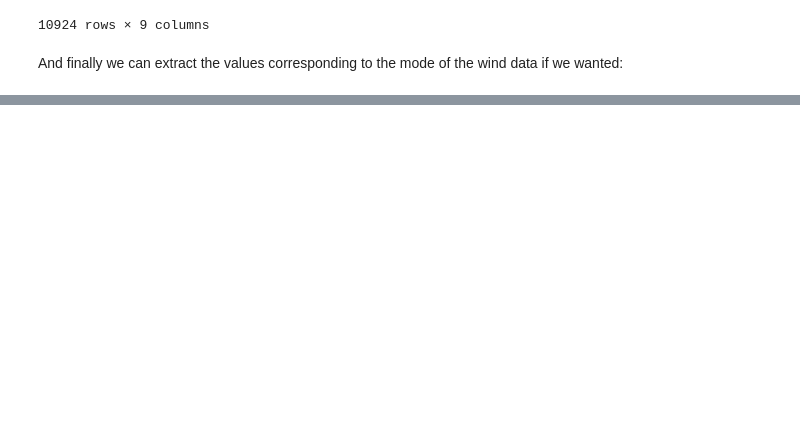
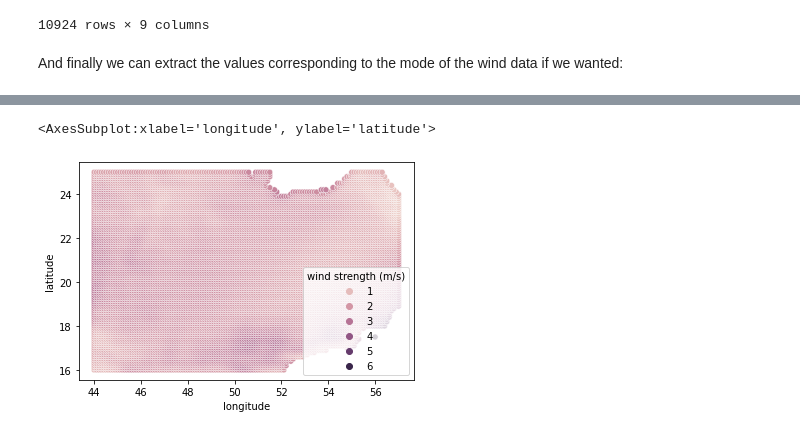
Before and after one commit to cedricmjohn/marswinds, a Jupyter notebook: notebooks/cedric_experimental_wind_data.ipynb, the cells around one changed output, grey strips where cells are left out. Saved outputs shown, nothing was run; the diff lists cells and outputs as text; code cells hidden in the pictures; blank space fills up the shorter version.

```diff
--- a/notebooks/cedric_experimental_wind_data.ipynb
+++ b/notebooks/cedric_experimental_wind_data.ipynb
@@ -195,0 +197,5 @@ NameError: name 'mode' is not defined
+# %%
+sns.scatterplot(data=mean_data, y='latitude', x='longitude',hue='wind strength (m/s)')
+# %% [output]
+<AxesSubplot:xlabel='longitude', ylabel='latitude'>
+[figure, added]
```
Also changed, not shown: parts of 4 cells of this notebook.
